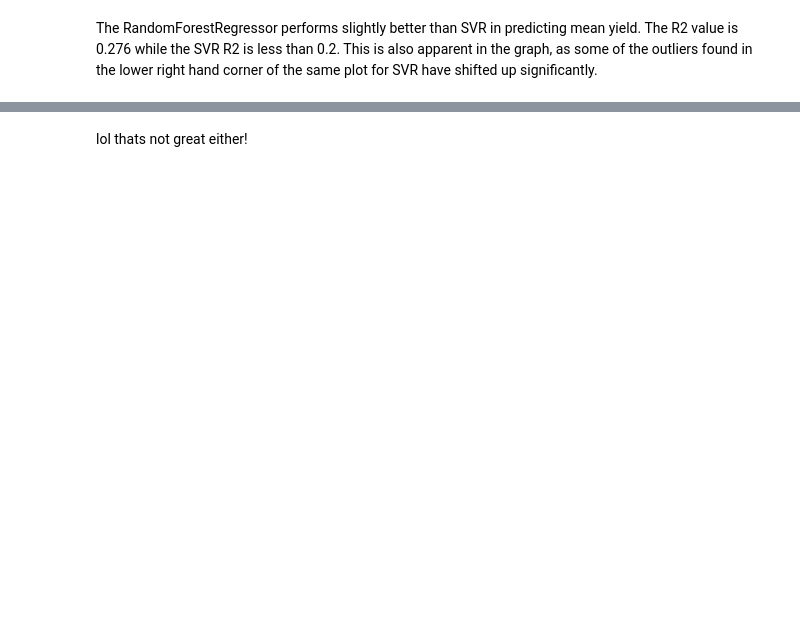
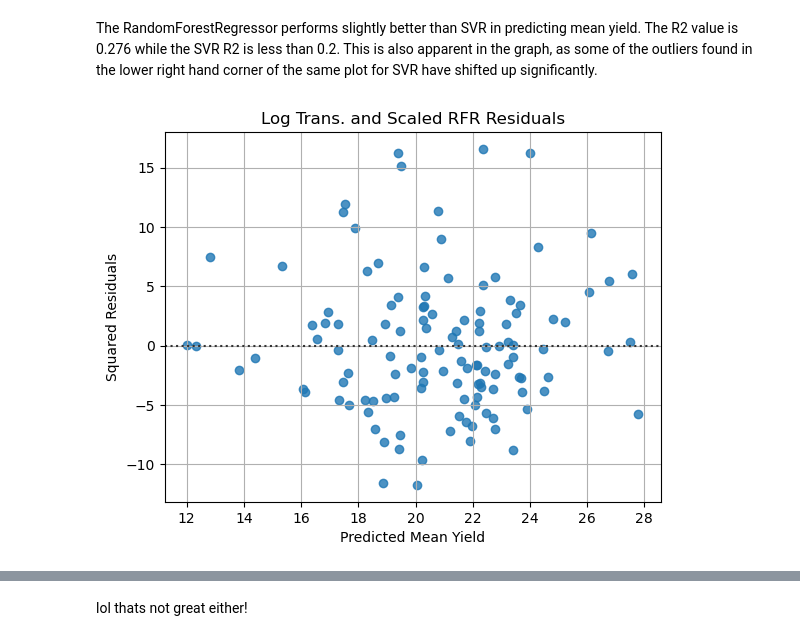
Before and after one commit to ajrx575/Machine_Learning_Final, a Jupyter notebook: ML/Final/Final_Project.ipynb, the cells around one changed output, grey strips where cells are left out. Saved outputs shown, nothing was run; the diff lists cells and outputs as text; code cells hidden in the pictures; blank space fills up the shorter version.

```diff
--- a/ML/Final/Final_Project.ipynb
+++ b/ML/Final/Final_Project.ipynb
@@ -682,7 +601,7 @@ Best R²: 0.3043980669687165
 Best Params: {'criterion': 'squared_error', 'max_features': 'log2'}
 # %%
 optimized_rfr_model = parameter_tests.best_estimator_
-rfr_y_pred = optimized_rfr_model.predict(X_test)
+rfr_y_pred = optimized_rfr_model.predict(X_test_scaled)
 # %%
     #This model is also bad at predicting yield
 print("Test R²:", r2_score(y_test, rfr_y_pred))
@@ -706,0 +628,10 @@ The RandomForestRegressor performs slightly better than SVR in predicting mean y
+# %%
+sns.residplot(x=rfr_y_pred, y=(y_test - rfr_y_pred))
+plt.xlabel("Predicted Mean Yield")
+plt.ylabel("Squared Residuals")
+plt.title('Log Trans. and Scaled RFR Residuals')
+plt.grid(True)
+plt.savefig(r"/Users/adia/PyCharmMiscProject/ML/Final/Figures/sq_resid_scaled_RFR.png")
+plt.show()
+# %% [output]
+[figure, added]
```
Also changed, not shown: parts of 59 cells of this notebook, 10 other files.
